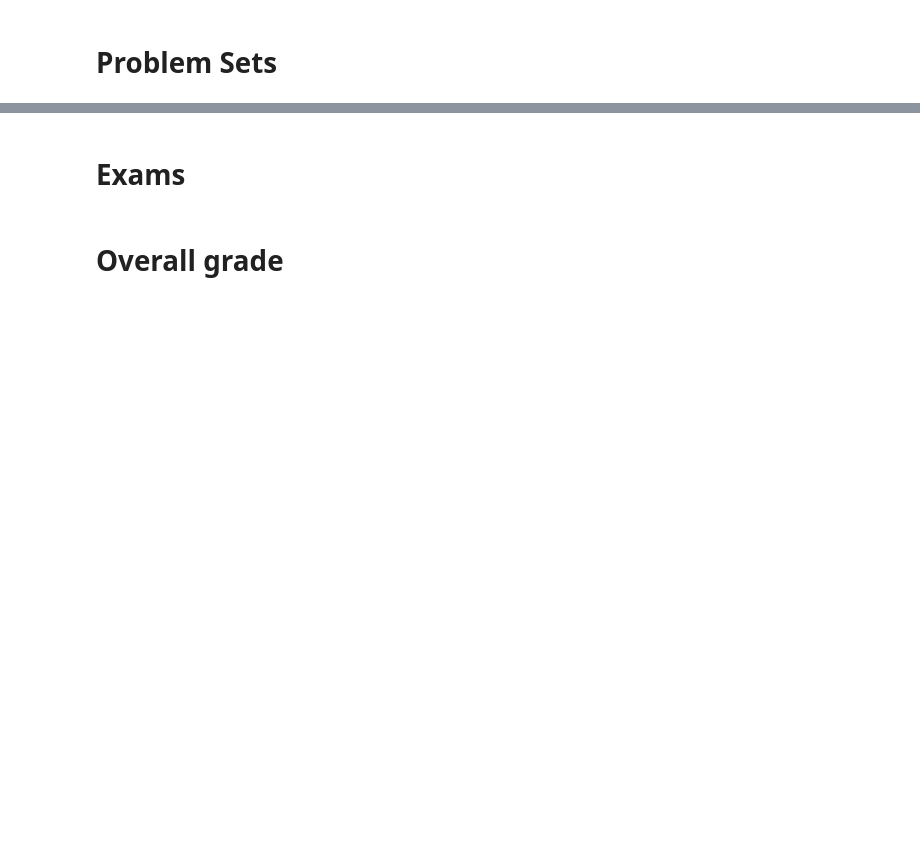
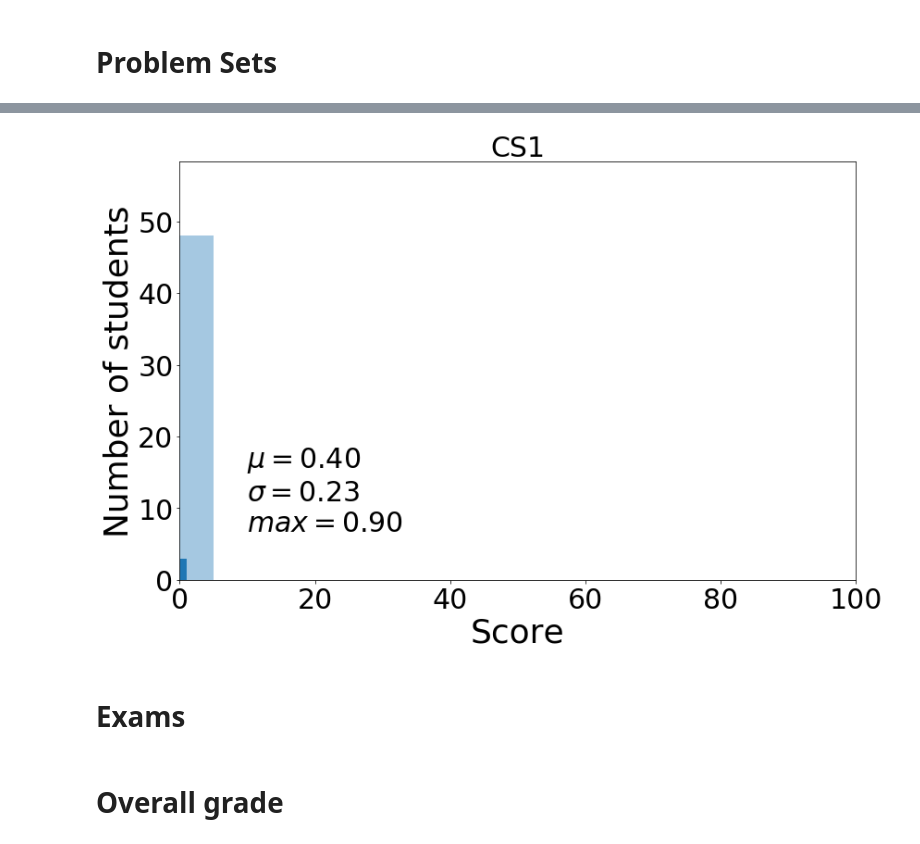
Before and after one commit to materialsvirtuallab/ceng114, a Jupyter notebook: grades/statsw2018.ipynb, the cells around one changed output, grey strips where cells are left out. Saved outputs shown, nothing was run; the diff lists cells and outputs as text; code cells hidden in the pictures; blank space fills up the shorter version.

```diff
--- a/grades/statsw2018.ipynb
+++ b/grades/statsw2018.ipynb
@@ -134 +154,5 @@ def assign_grades(d, column_name, cutoffs):
+# %%
+cutoffs = bar_plot(d, "CS1", annotate=False)
+# %% [output]
+[figure, added]
 # %%
```
Also changed, not shown: parts of 10 cells of this notebook.
